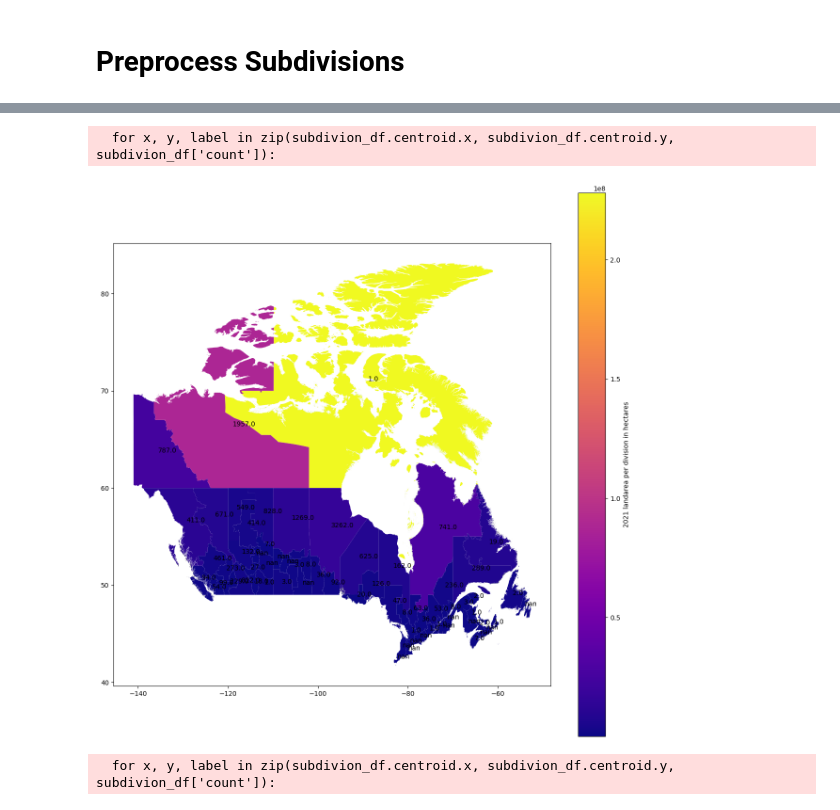
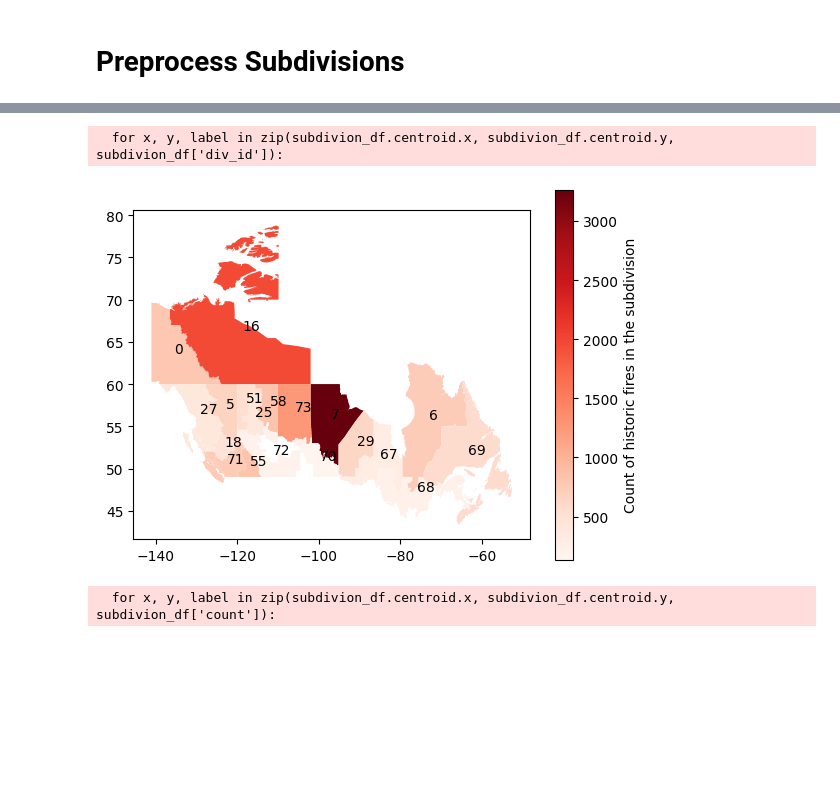
Before and after one commit to Forest-Fire-Research/federated-learning-framework, a Jupyter notebook: notebooks/data_preprocessing/03_03_Cluster_CBF_by_min_fire.ipynb, the cells around one changed output, grey strips where cells are left out. Cells and saved outputs as stored; diff of their text form; code cells hidden in the pictures; blank space fills up the shorter version.

```diff
--- a/notebooks/data_preprocessing/03_03_Cluster_CBF_by_min_fire.ipynb
+++ b/notebooks/data_preprocessing/03_03_Cluster_CBF_by_min_fire.ipynb
@@ -118,19 +125,25 @@ subdivion_df
 # %%
+VMIN = 0
+VMAX = 2e8
+
 # plot the subdivsion map
 ax = subdivion_df.fillna(0).plot(
-    figsize=(15,15),
-    column = "area",
-    cmap='plasma',
+    # figsize=(15,15),
+    column = "count",
+    cmap='Reds',
     legend = True,
-    legend_kwds={"label": "2021 landarea per division in hectares", "orientation": "vertical"}
+    # edgecolor="red",
+    # vmin=VMIN,
+    # vmax=VMAX,
+    legend_kwds={"label": "Count of historic fires in the subdivision", "orientation": "vertical"}
 )
 
 # print cluster id on the cluster in figure
-for x, y, label in zip(subdivion_df.centroid.x, subdivion_df.centroid.y, subdivion_df['count']):
-    ax.annotate(label, xy=(x, y), xytext=(0, 0), textcoords="offset points", color='k')
+for x, y, label in zip(subdivion_df.centroid.x, subdivion_df.centroid.y, subdivion_df['div_id']):
+    ax.annotate(label, xy=(x, y), xytext=(0.5, 0.5), textcoords="offset points", color='k')
 # %% [output]
-  for x, y, label in zip(subdivion_df.centroid.x, subdivion_df.centroid.y, subdivion_df['count']):
+  for x, y, label in zip(subdivion_df.centroid.x, subdivion_df.centroid.y, subdivion_df['div_id']):
-[figure, old version]
+[figure, new version]
 # %%
 # Store the grouped cluster info into 'new_cluster_ids'
 new_cluster_ids = {}
```
Also changed, not shown: parts of 10 cells of this notebook.
